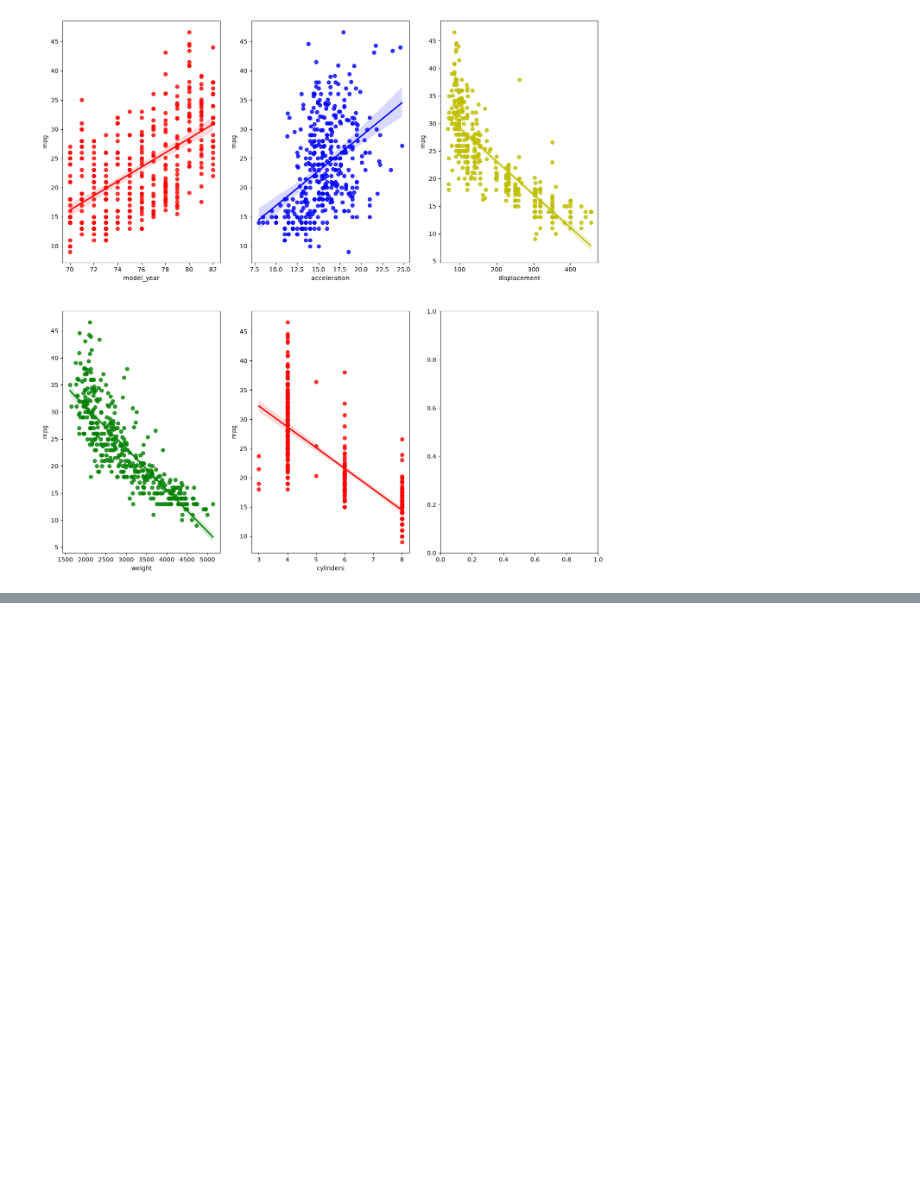
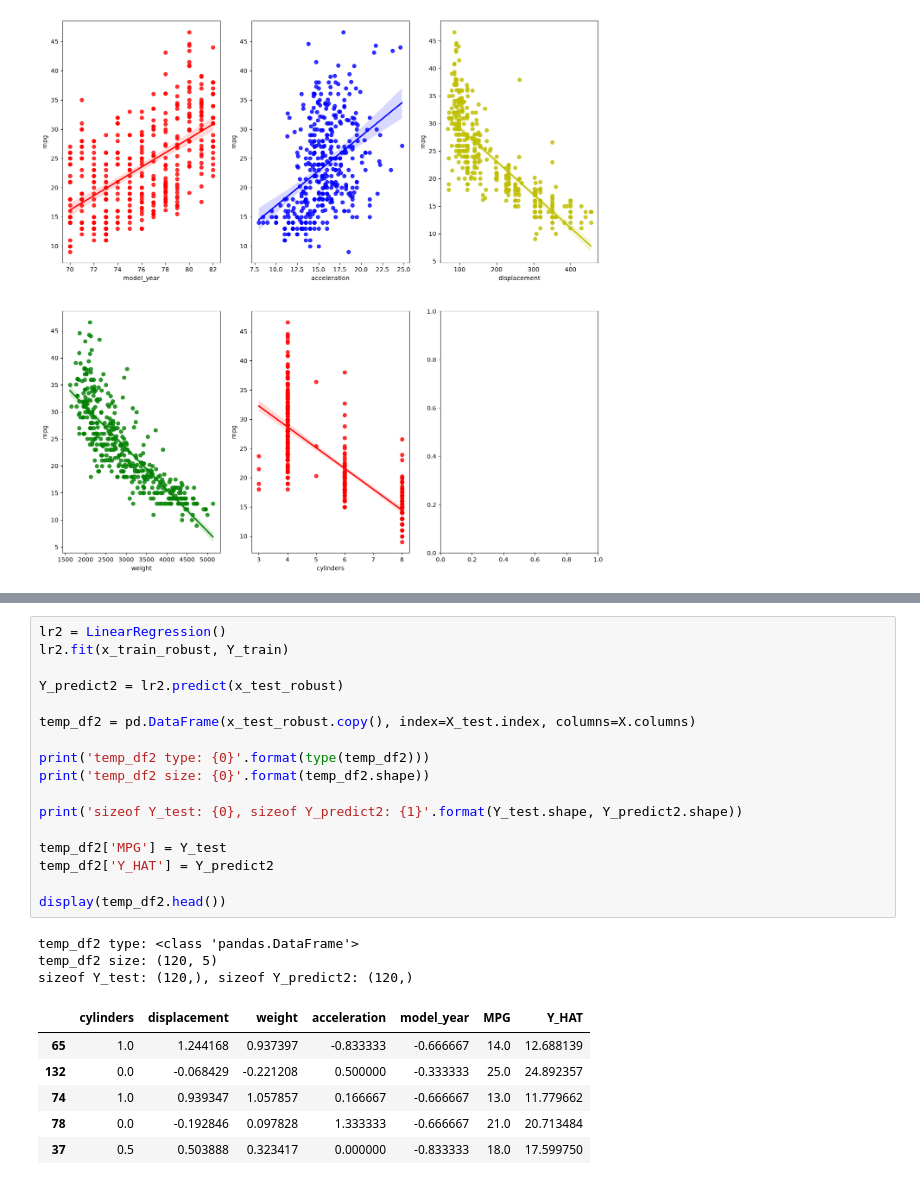
Before and after one commit to KyeongTaek/data_mining_2026, a Jupyter notebook: My_Python/ch10/chap10_CarMpgAnalysis.ipynb, the cells around one changed output, grey strips where cells are left out. Saved outputs shown, nothing was run; the diff lists cells and outputs as text; blank space fills up the shorter version.

```diff
--- a/My_Python/ch10/chap10_CarMpgAnalysis.ipynb
+++ b/My_Python/ch10/chap10_CarMpgAnalysis.ipynb
@@ -133,0 +153,27 @@ plt.show()
+# %%
+lr2 = LinearRegression()
+lr2.fit(x_train_robust, Y_train)
+
+Y_predict2 = lr2.predict(x_test_robust)
+
+temp_df2 = pd.DataFrame(x_test_robust.copy(), index=X_test.index, columns=X.columns)
+
+print('temp_df2 type: {0}'.format(type(temp_df2)))
+print('temp_df2 size: {0}'.format(temp_df2.shape))
+
+print('sizeof Y_test: {0}, sizeof Y_predict2: {1}'.format(Y_test.shape, Y_predict2.shape))
+
+temp_df2['MPG'] = Y_test
+temp_df2['Y_HAT'] = Y_predict2
+
+display(temp_df2.head())
+# %% [output]
+temp_df2 type: <class 'pandas.DataFrame'>
+temp_df2 size: (120, 5)
+sizeof Y_test: (120,), sizeof Y_predict2: (120,)
+|  | cylinders | displacement | weight | acceleration | model_year | MPG | Y_HAT |
+| 65 | 1.0 | 1.244168 | 0.937397 | -0.833333 | -0.666667 | 14.0 | 12.688139 |
+| 132 | 0.0 | -0.068429 | -0.221208 | 0.500000 | -0.333333 | 25.0 | 24.892357 |
+| 74 | 1.0 | 0.939347 | 1.057857 | 0.166667 | -0.666667 | 13.0 | 11.779662 |
+| 78 | 0.0 | -0.192846 | 0.097828 | 1.333333 | -0.666667 | 21.0 | 20.713484 |
+| 37 | 0.5 | 0.503888 | 0.323417 | 0.000000 | -0.833333 | 18.0 | 17.599750 |
```
Also changed, not shown: parts of 6 cells of this notebook.
